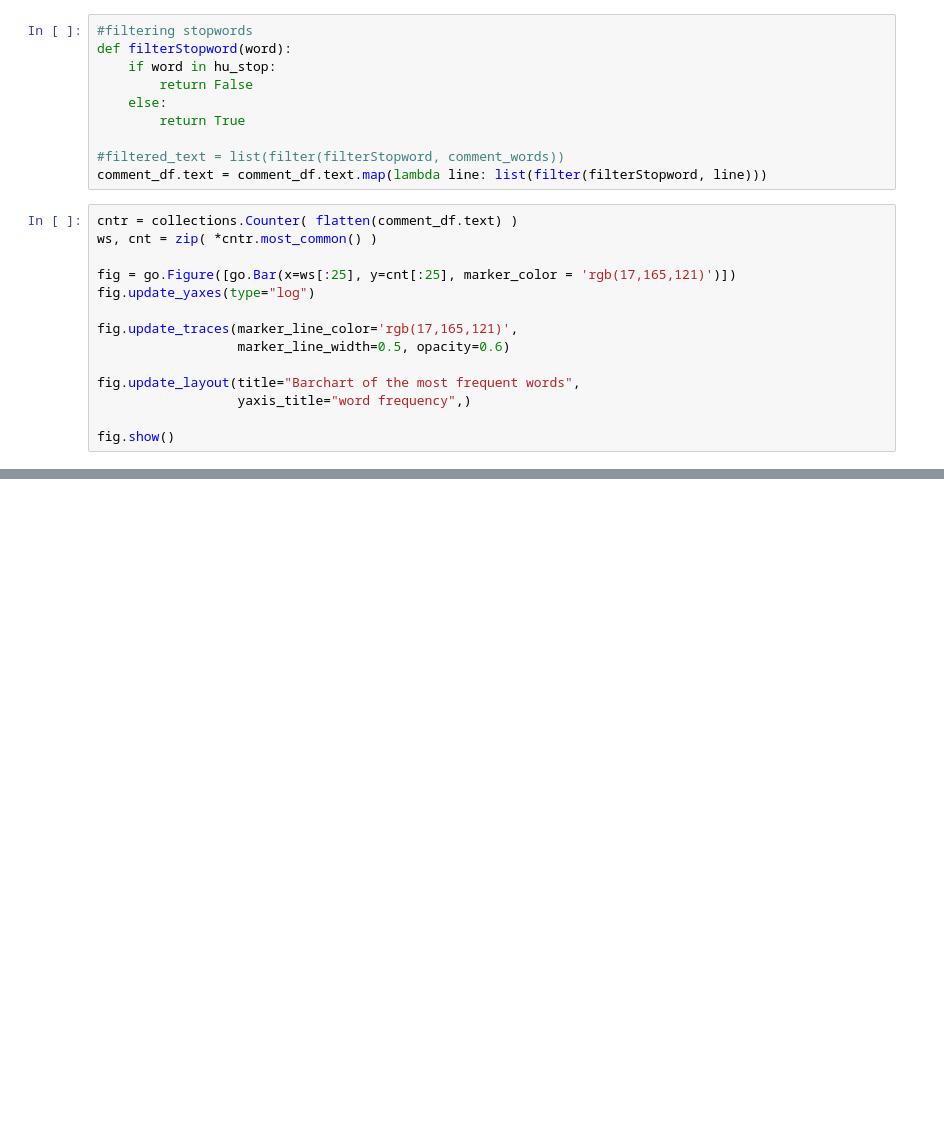
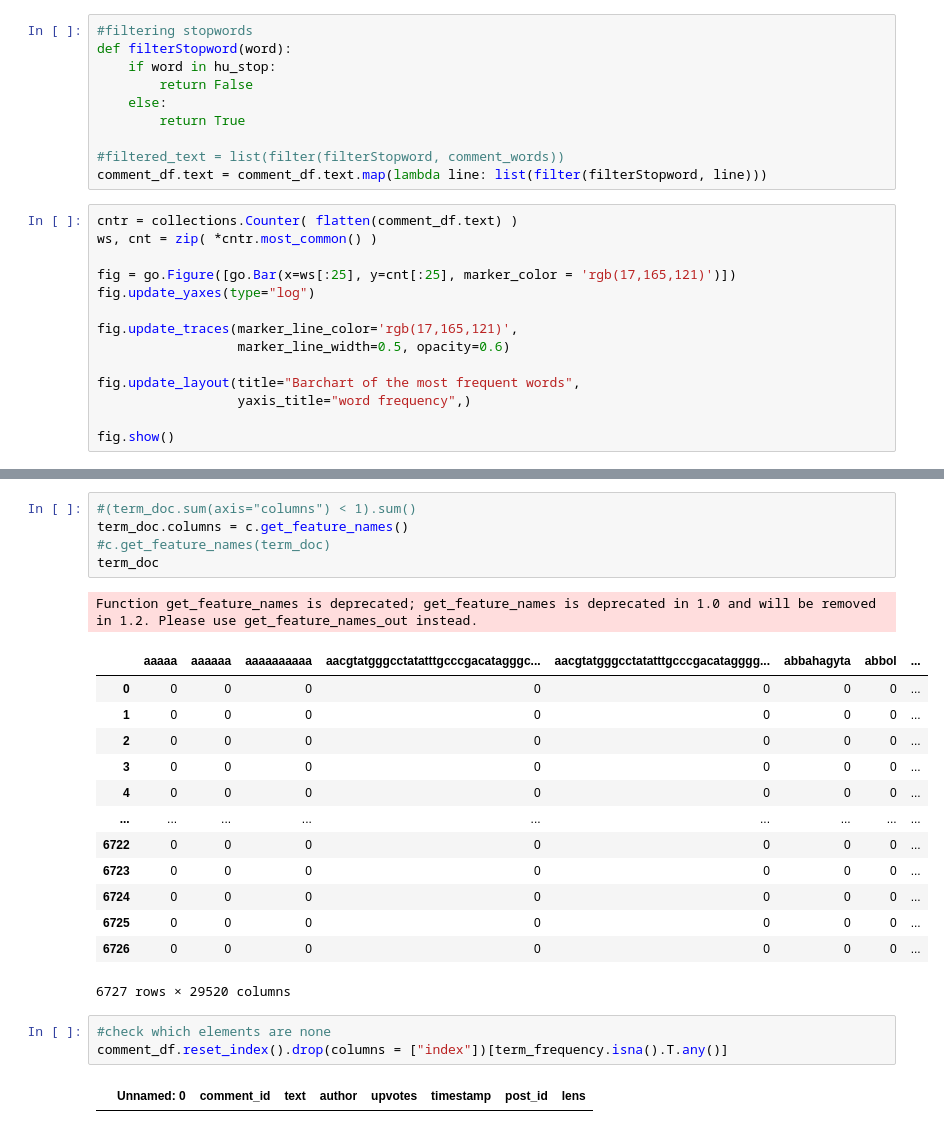
Before and after one commit to Balint831/Topic-detection-DSLab, a Jupyter notebook: workdir/Topic-Detection-on-Reddit/src/cleaning.ipynb, the cells around one changed output, grey strips where cells are left out. Cells and saved outputs as stored; diff of their text form; blank space fills up the shorter version.

```diff
--- a/workdir/Topic-Detection-on-Reddit/src/cleaning.ipynb
+++ b/workdir/Topic-Detection-on-Reddit/src/cleaning.ipynb
@@ -222,0 +267,25 @@ comment_df.to_excel("..\data\cleaned_swed_stemmed.xlsx")
+# %%
+#(term_doc.sum(axis="columns") < 1).sum()
+term_doc.columns = c.get_feature_names()
+#c.get_feature_names(term_doc)
+term_doc
+# %% [output]
+Function get_feature_names is deprecated; get_feature_names is deprecated in 1.0 and will be removed in 1.2. Please use get_feature_names_out instead.
+|  | aaaaa | aaaaaa | aaaaaaaaaa | aacgtatgggcctatatttgcccgacatagggc... | aacgtatgggcctatatttgcccgacatagggg... | abbahagyta | abbol | ... |
+| 0 | 0 | 0 | 0 | 0 | 0 | 0 | 0 | ... |
+| 1 | 0 | 0 | 0 | 0 | 0 | 0 | 0 | ... |
+| 2 | 0 | 0 | 0 | 0 | 0 | 0 | 0 | ... |
+| 3 | 0 | 0 | 0 | 0 | 0 | 0 | 0 | ... |
+| 4 | 0 | 0 | 0 | 0 | 0 | 0 | 0 | ... |
+| ... | ... | ... | ... | ... | ... | ... | ... | ... |
+| 6722 | 0 | 0 | 0 | 0 | 0 | 0 | 0 | ... |
+| 6723 | 0 | 0 | 0 | 0 | 0 | 0 | 0 | ... |
+| 6724 | 0 | 0 | 0 | 0 | 0 | 0 | 0 | ... |
+| 6725 | 0 | 0 | 0 | 0 | 0 | 0 | 0 | ... |
+| 6726 | 0 | 0 | 0 | 0 | 0 | 0 | 0 | ... |
+6727 rows × 29520 columns
+# %%
+#check which elements are none
+comment_df.reset_index().drop(columns = ["index"])[term_frequency.isna().T.any()]
+# %% [output]
+|  | Unnamed: 0 | comment_id | text | author | upvotes | timestamp | post_id | lens |
```
Also changed, not shown: parts of 31 cells of this notebook, 2 other files.
